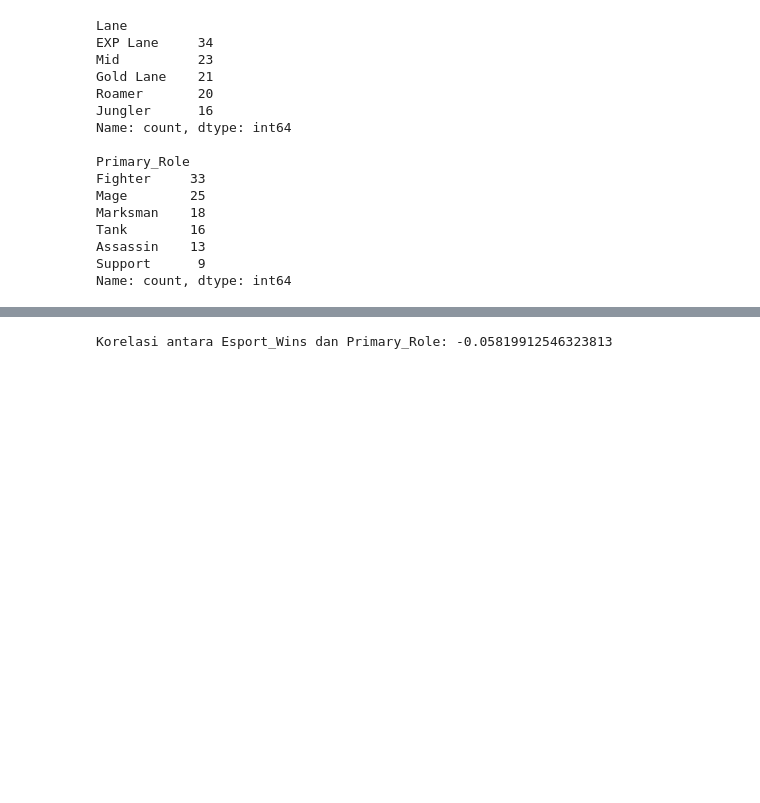
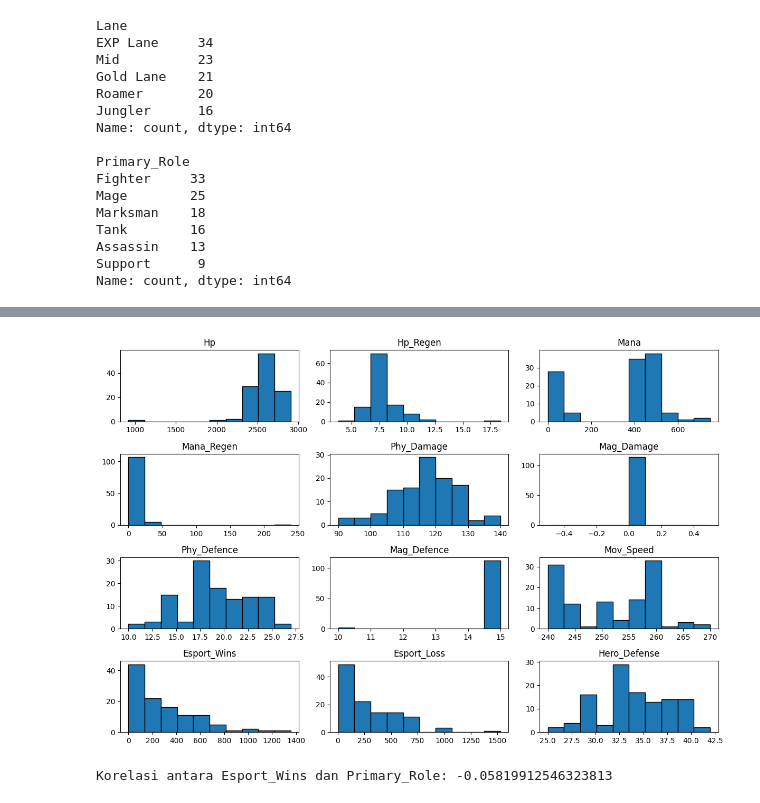
Before and after one commit to saifudienrosyid/MLBB_GenethicAlgorithm, a Jupyter notebook: main.ipynb, the cells around one changed output, grey strips where cells are left out. Saved outputs shown, nothing was run; the diff lists cells and outputs as text; code cells hidden in the pictures; blank space fills up the shorter version.

```diff
--- a/main.ipynb
+++ b/main.ipynb
@@ -89,3 +95,9 @@ plt.show()
+# %%
+df.hist(figsize=(12, 8), edgecolor='black', grid=False)
+plt.tight_layout()
+plt.show()
+# %% [output]
+[figure, added]
 # %%
 correlation = df['Esport_Wins'].corr(df['Phy_Damage'])
 print(f"Korelasi antara Esport_Wins dan Primary_Role: {correlation}")
```
Also changed, not shown: parts of 2 cells of this notebook, 3 other files.
